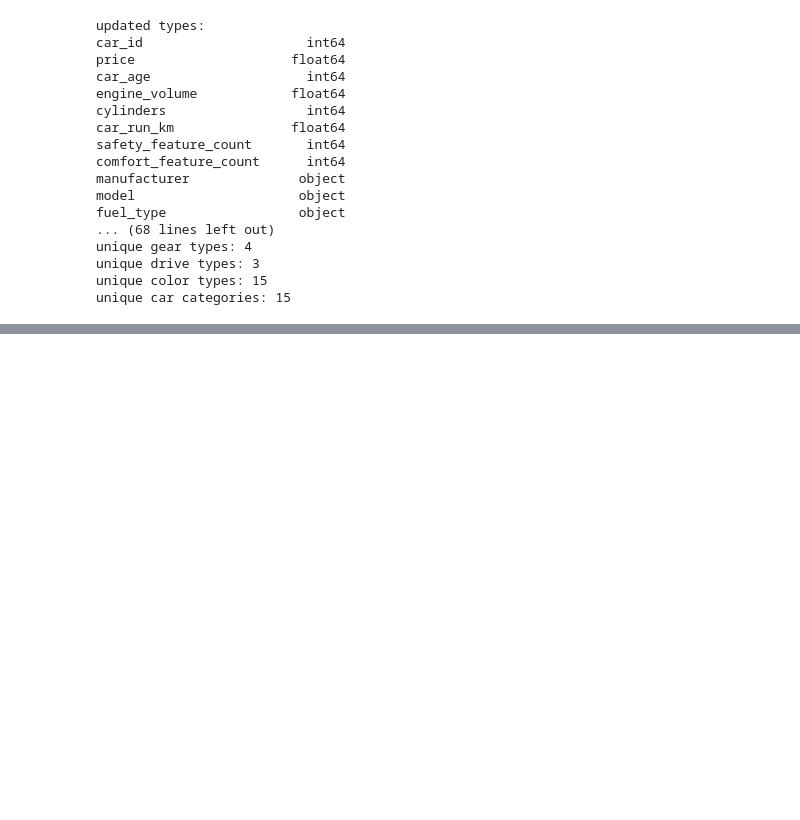
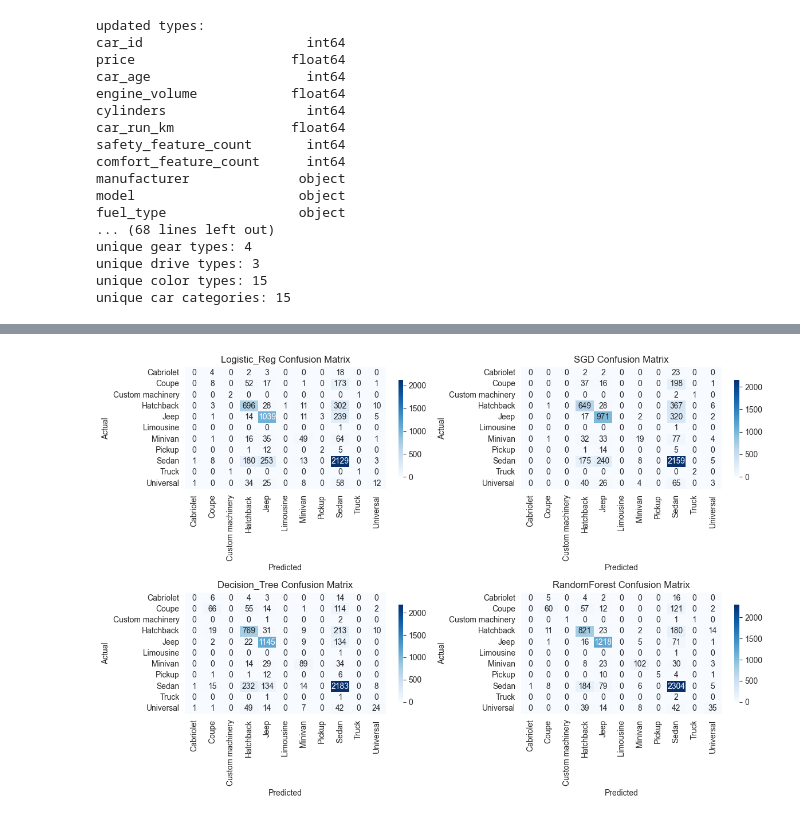
Before and after one commit to jabaadamia/geo-car-data-analysis, a Jupyter notebook: notebooks/04_machine_learing.ipynb, the cells around one changed output, grey strips where cells are left out. Saved outputs shown, nothing was run; the diff lists cells and outputs as text; code cells hidden in the pictures; blank space fills up the shorter version.

Commit message:
did classification on car cateogries, too

```diff
--- a/notebooks/04_machine_learing.ipynb
+++ b/notebooks/04_machine_learing.ipynb
@@ -74,8 +79,8 @@ def train_with_linear_reg(X_train, y_train):
     model.fit(X_train, y_train)
     return model
 
-def train_with_lasso(X_train, y_train):
-    model = Lasso()
+def train_with_lasso(X_train, y_train, max_iter=1000):
+    model = Lasso(max_iter=max_iter)
     model.fit(X_train, y_train)
     return model
 
@@ -200,0 +211,15 @@ joblib.dump(feature_names, "../models/model_features.pkl")
+# %%
+# Now we also do Classification to guess car category (15 classes in total)
+
+old_df = old_df.drop(columns=['car_id'])
+X = old_df.drop(columns=['category'])
+y = old_df['category']
+
+# need this for later
+feature_names_clf = X.columns
+
+X_train_clf, X_test_clf, y_train_clf, y_test_clf = train_test_split(X, y, test_size=0.2, random_state=42)
+
+scaler_clf = StandardScaler()
+X_train_clf = scaler_clf.fit_transform(X_train_clf)
+X_test_clf = scaler_clf.transform(X_test_clf)
@@ -200,0 +321,22 @@ joblib.dump(feature_names, "../models/model_features.pkl")
+# %%
+# Visualize confusion matrices as heatmaps
+categories = sorted(y_test_clf.unique())
+
+fig, axes = plt.subplots(2, 2, figsize=(12, 8))
+axes = axes.ravel()
+
+for idx, matrix_dict in enumerate(matrices):
+    model_name = matrix_dict['Model']
+    matrix = matrix_dict['Confusion_Matrix']
+
+    sns.heatmap(matrix, annot=True, fmt='d', cmap='Blues',
+                xticklabels=categories, yticklabels=categories,
+                ax=axes[idx], cbar_kws={'shrink': 0.8})
+    axes[idx].set_title(f'{model_name} Confusion Matrix')
+    axes[idx].set_xlabel('Predicted')
+    axes[idx].set_ylabel('Actual')
+
+plt.tight_layout()
+plt.show()
+# %% [output]
+[figure, added]
```
Also changed, not shown: parts of 8 cells of this notebook, 1 other file.
